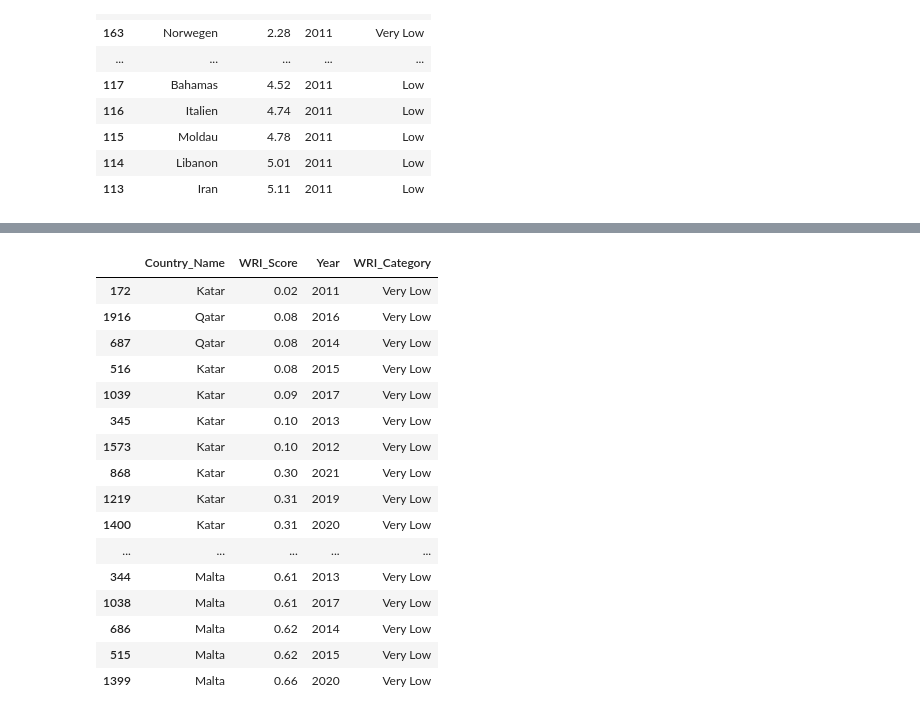
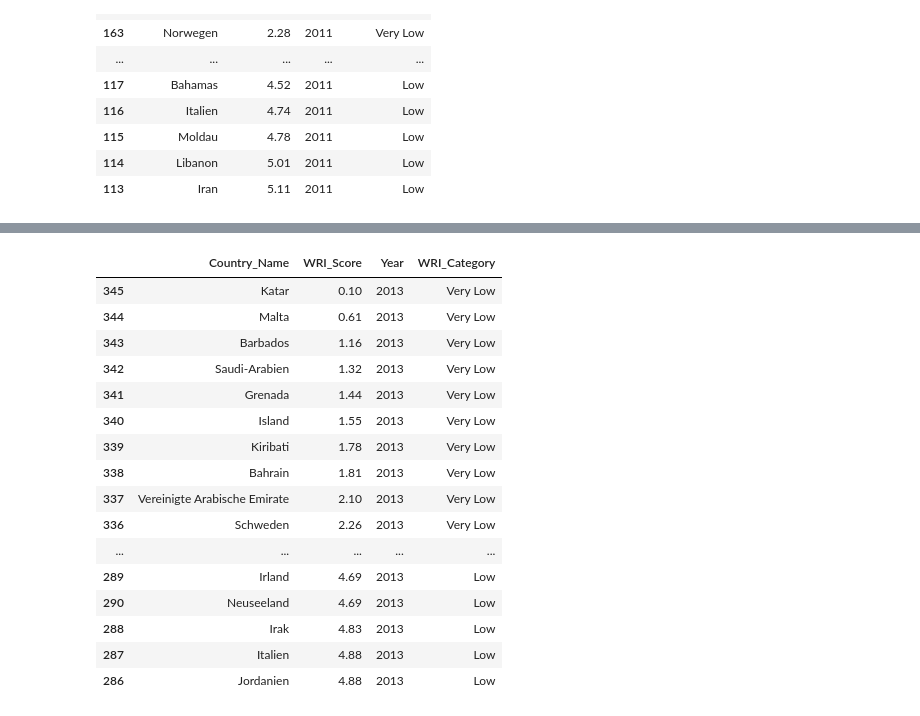
Before and after one commit to herzf012/world-disaster-risk-visualization, a Jupyter notebook: Data_Cleaning/rank_by_wri.ipynb, the cells around one changed output, grey strips where cells are left out. Cells and saved outputs as stored; diff of their text form; code cells hidden in the pictures.

Commit message:
finished data cleaning and sorted by year for WRI world rank

```diff
--- a/Data_Cleaning/rank_by_wri.ipynb
+++ b/Data_Cleaning/rank_by_wri.ipynb
@@ -39,16 +39,16 @@ we selected the columns we needed, renamed them, and drop NaN values.
 # %%
 # Create a filtered dataframe from specific columns
 wri_rank_col = ["Region", "WRI", "Year", "WRI Category"]
-wri_rank_transformed.df = wri_rank_df[wri_rank_col].copy()
+wri_rank_transformed_df = wri_rank_df[wri_rank_col].copy()
 
 # Drop any NaN values
-wri_rank_transformed.df = wri_rank_transformed.dropna()
+wri_rank_transformed_df = wri_rank_transformed_df.dropna()
 
 # Rename the column headers
-wri_rank_transformed.df = wri_rank_transformed.rename(columns={"Region": "Country_Name",
+wri_rank_transformed_df = wri_rank_transformed_df.rename(columns={"Region": "Country_Name",
                                                            "WRI": "WRI_Score",
                                                            "WRI Category": "WRI_Category"})
-wri_rank_transformed.df.head()
+wri_rank_transformed_df.head()
 # %% [output]
 |  | Country_Name | WRI_Score | Year | WRI_Category |
 | 0 | Vanuatu | 32.00 | 2011 | Very High |
@@ -158,0 +140,4 @@ Sort and display countries by WRI_Score.
+# %%
+# 2013
+wri_2013_df = wri_rank_transformed_df.loc[(wri_rank_transformed_df["Year"] == 2013)]
+wri_2013_df
@@ -159,20 +158,20 @@ Sort and display countries by WRI_Score.
 # %%
-wri_rank_transformed.sort_values("WRI_Score", ascending = True).head(20)
+wri_2013_df.sort_values("WRI_Score", ascending = True).head(60)
 # %% [output]
 |  | Country_Name | WRI_Score | Year | WRI_Category |
-| 172 | Katar | 0.02 | 2011 | Very Low |
-| 1916 | Qatar | 0.08 | 2016 | Very Low |
-| 687 | Qatar | 0.08 | 2014 | Very Low |
-| 516 | Katar | 0.08 | 2015 | Very Low |
-| 1039 | Katar | 0.09 | 2017 | Very Low |
 | 345 | Katar | 0.10 | 2013 | Very Low |
-| 1573 | Katar | 0.10 | 2012 | Very Low |
-| 868 | Katar | 0.30 | 2021 | Very Low |
-| 1219 | Katar | 0.31 | 2019 | Very Low |
-| 1400 | Katar | 0.31 | 2020 | Very Low |
+| 344 | Malta | 0.61 | 2013 | Very Low |
+| 343 | Barbados | 1.16 | 2013 | Very Low |
+| 342 | Saudi-Arabien | 1.32 | 2013 | Very Low |
+| 341 | Grenada | 1.44 | 2013 | Very Low |
+| 340 | Island | 1.55 | 2013 | Very Low |
+| 339 | Kiribati | 1.78 | 2013 | Very Low |
+| 338 | Bahrain | 1.81 | 2013 | Very Low |
+| 337 | Vereinigte Arabische Emirate | 2.10 | 2013 | Very Low |
+| 336 | Schweden | 2.26 | 2013 | Very Low |
 | ... | ... | ... | ... | ... |
-| 344 | Malta | 0.61 | 2013 | Very Low |
-| 1038 | Malta | 0.61 | 2017 | Very Low |
-| 686 | Malta | 0.62 | 2014 | Very Low |
-| 515 | Malta | 0.62 | 2015 | Very Low |
-| 1399 | Malta | 0.66 | 2020 | Very Low |
+| 289 | Irland | 4.69 | 2013 | Low |
+| 290 | Neuseeland | 4.69 | 2013 | Low |
+| 288 | Irak | 4.83 | 2013 | Low |
+| 287 | Italien | 4.88 | 2013 | Low |
+| 286 | Jordanien | 4.88 | 2013 | Low |
```
Also changed, not shown: parts of 26 cells of this notebook.
